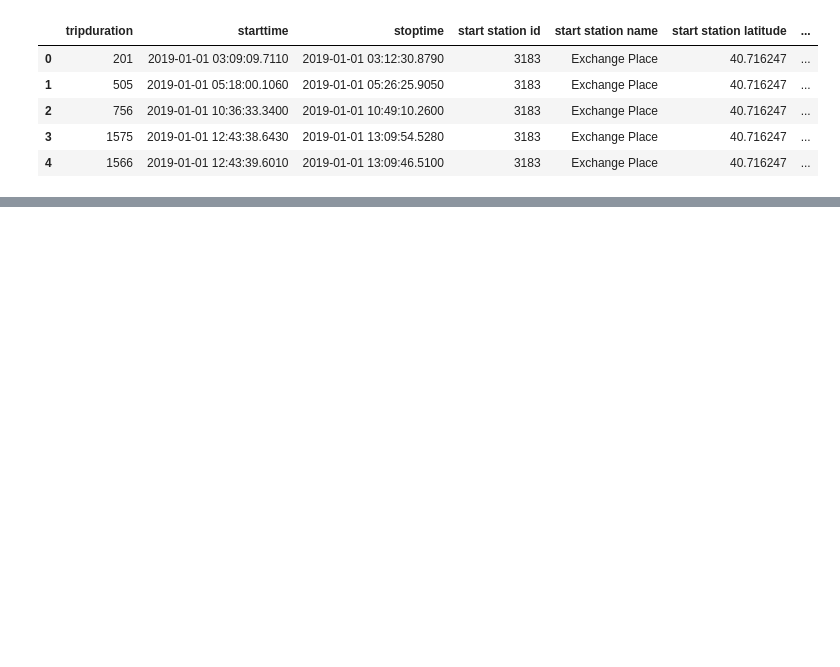
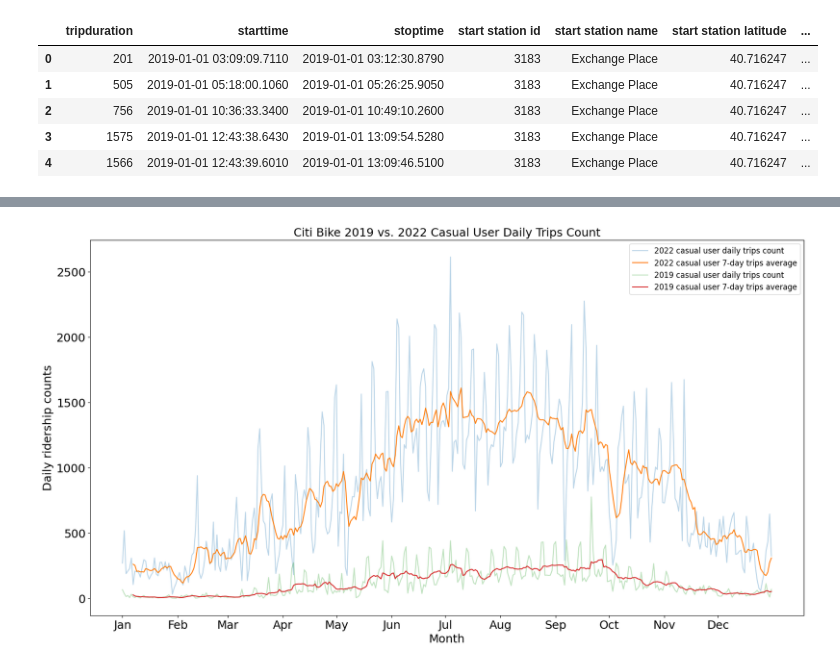
Before and after one commit to M2JT/big-data-final-project, a Jupyter notebook: code/CitiBikeAnalysis.ipynb, the cells around one changed output, grey strips where cells are left out. Saved outputs shown, nothing was run; the diff lists cells and outputs as text; code cells hidden in the pictures; blank space fills up the shorter version.

```diff
--- a/code/CitiBikeAnalysis.ipynb
+++ b/code/CitiBikeAnalysis.ipynb
@@ -126,0 +262,6 @@ plt.show()
+# %%
+# find 2022 casual rider's 7-day average, using numpy's rolling function
+casualAvg2022 = pd.Series(userTypeTripsCount2022['Customer']).rolling(window=7).mean()
+
+# convert casualAvg2022 pandas series into list for future plotting purpose
+casualAvg2022 = casualAvg2022.tolist()
@@ -126,0 +286,6 @@ plt.show()
+# %%
+# find 2019 casual rider's 7-day average, using numpy's rolling function
+casualAvg2019 = pd.Series(userTypeTripsCount2019['Customer']).rolling(window=7).mean()
+
+# convert casualAvg2019 pandas series into list for future plotting purpose
+casualAvg2019 = casualAvg2019.tolist()
@@ -126,0 +298,37 @@ plt.show()
+# %%
+# set the size of the plot
+plt.figure(figsize=(20, 12))
+
+# plot data
+plt.plot(dateList2022, userTypeTripsCount2022['Customer'],
+         label='2022 casual user daily trips count', alpha=0.3)
+plt.plot(dateList2022, casualAvg2022,
+         label='2022 casual user 7-day trips average')
+plt.plot(dateList2022, userTypeTripsCount2019['Customer'],
+         label='2019 casual user daily trips count', alpha=0.3)
+plt.plot(dateList2022, casualAvg2019,
+         label='2019 casual user 7-day trips average')
+plt.legend(fontsize=12)
+
+# set plot title and axis labels
+plt.title('Citi Bike 2019 vs. 2022 Casual User Daily Trips Count', fontsize=18)
+plt.xlabel('Month', fontsize=18)
+plt.ylabel('Daily ridership counts', fontsize=18)
+
+# # set x-tick labels to show abbreviated month names
+dateRange = pd.date_range(start=dateList2022[0], end=dateList2022[len(dateList2022) - 1])
+monthStarts = [date for date in dateRange if date.day == 1]
+daysSinceStartOfYear = [(date - pd.Timestamp(date.year, 1, 1)).days for date in monthStarts]
+monthNames = [date.strftime('%b') for date in monthStarts]
+plt.xticks(daysSinceStartOfYear, monthNames, fontsize=18)
+
+# adjust plot margins
+plt.subplots_adjust(bottom=0.20)
+
+# set yticks fontsize
+plt.yticks(fontsize=18)
+
+# show plot
+plt.show()
+# %% [output]
+[figure, added]
```
Also changed, not shown: parts of 19 cells of this notebook, 1 other file.
